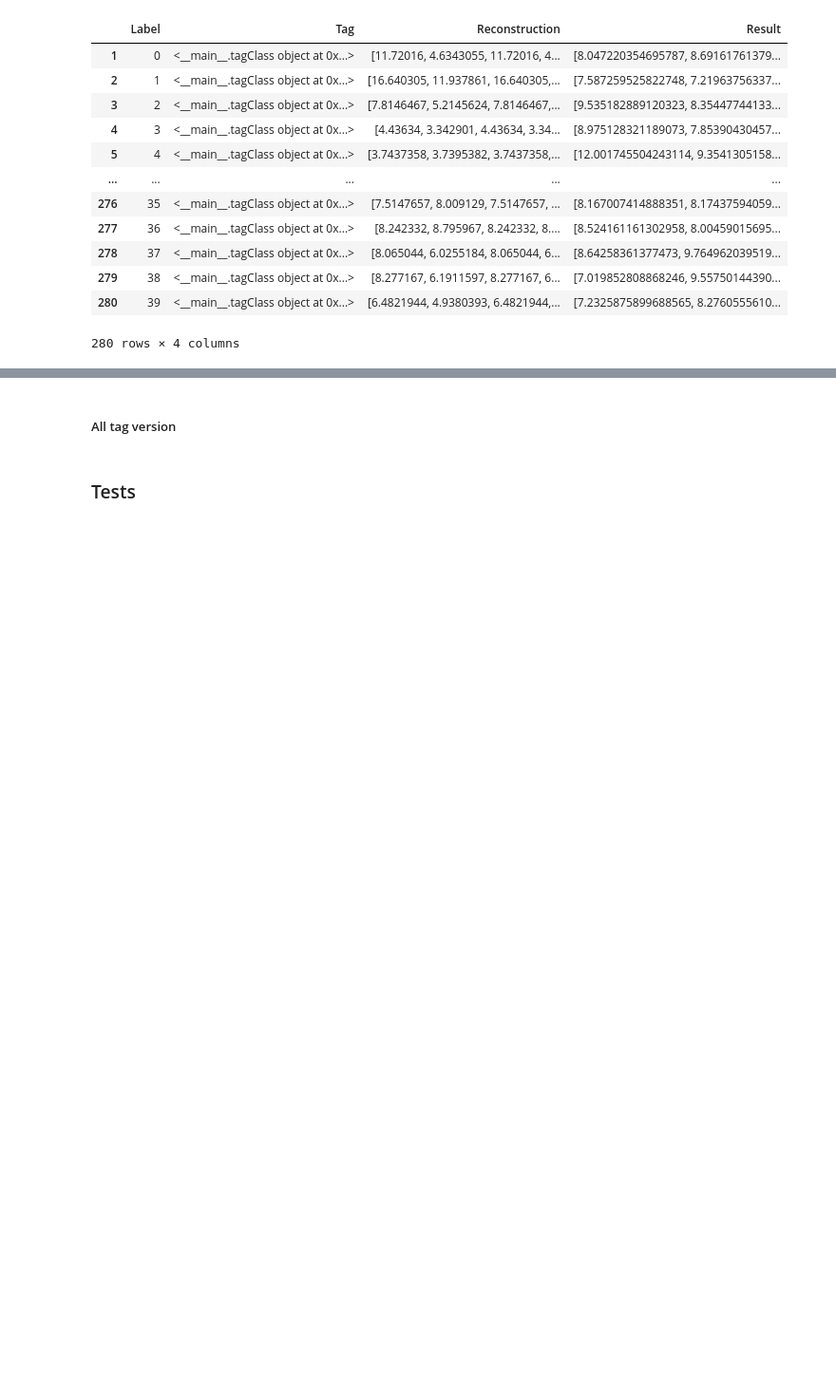
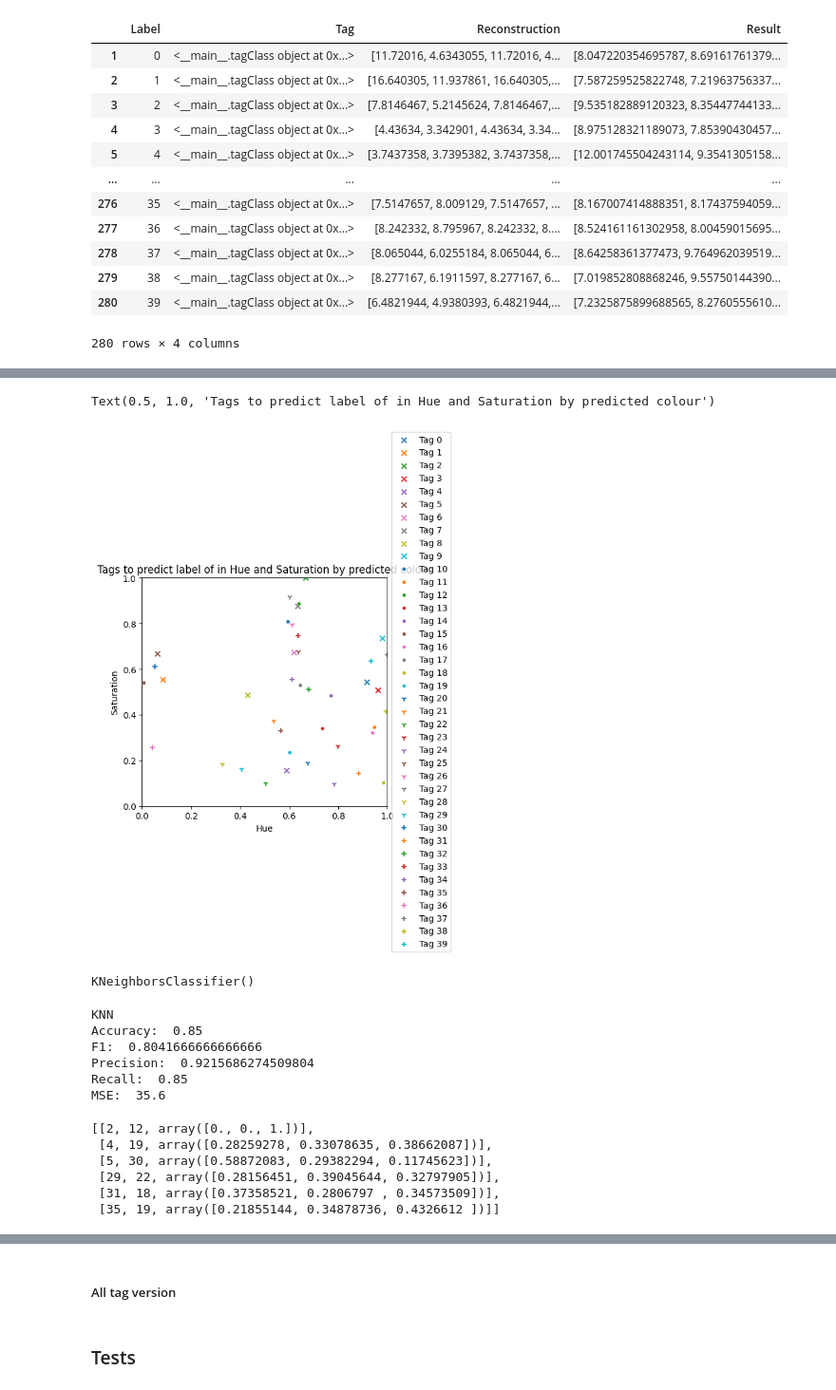
Before and after one commit to acb21kb/bumblebee-tags, a Jupyter notebook: open_files.ipynb, the cells around one changed output, grey strips where cells are left out. Shown at 95% size. Saved outputs shown, nothing was run; the diff lists cells and outputs as text; code cells hidden in the pictures; blank space fills up the shorter version.

Commit message:
Added KNN classifier to classify tags

```diff
--- a/open_files.ipynb
+++ b/open_files.ipynb
@@ -657,0 +710,55 @@ allTagPred
+# %%
+ax = plt.axes()
+
+for label in range(test_set.shape[0]):
+    if label < 10:
+        marker = 'x'
+    elif label < 20:
+        marker = '.'
+    elif label < 30:
+        marker = '1'
+    else:
+        marker = '+'
+    (h, _, s) = colorsys.rgb_to_hls(test_set[label][0], test_set[label][1], test_set[label][2])
+    tagHS = [h, s]
+    plt.scatter(tagHS[0], tagHS[1], marker=marker, label=f'Tag {label}')
+
+ax.set(xlim=(0, 1.0), ylim=(0, 1.0))
+box = ax.get_position()
+ax.set_position([box.x0, box.y0, box.width * 0.8, box.height])
+ax.legend(loc='center left', bbox_to_anchor=(1, 0.5))
+plt.xlabel('Hue')
+plt.ylabel('Saturation')
+plt.title(label='Tags to predict label of in Hue and Saturation by predicted colour')
+# %% [output]
+Text(0.5, 1.0, 'Tags to predict label of in Hue and Saturation by predicted colour')
+[figure, added]
+# %%
+by_tag_all = by_tag.reshape(240,3)
+knn = KNeighborsClassifier()
+knn.fit(by_tag_all, by_tag_labels)
+# %% [output]
+KNeighborsClassifier()
+# %%
+predictions = knn.predict(test_set)
+scores(predictions, list(range(40)), "KNN")
+# %% [output]
+KNN
+Accuracy:  0.85
+F1:  0.8041666666666666
+Precision:  0.9215686274509804
+Recall:  0.85
+MSE:  35.6
+# %%
+incorrect = []
+for i in range(predictions.shape[0]):
+    if predictions[i] != i:
+        incorrect.append([i, int(predictions[i]), test_set[i]])
+incorrect
+# %% [output]
+[[2, 12, array([0., 0., 1.])],
+ [4, 19, array([0.28259278, 0.33078635, 0.38662087])],
+ [5, 30, array([0.58872083, 0.29382294, 0.11745623])],
+ [29, 22, array([0.28156451, 0.39045644, 0.32797905])],
+ [31, 18, array([0.37358521, 0.2806797 , 0.34573509])],
+ [35, 19, array([0.21855144, 0.34878736, 0.4326612 ])]]
```
Also changed, not shown: parts of 10 cells of this notebook.
